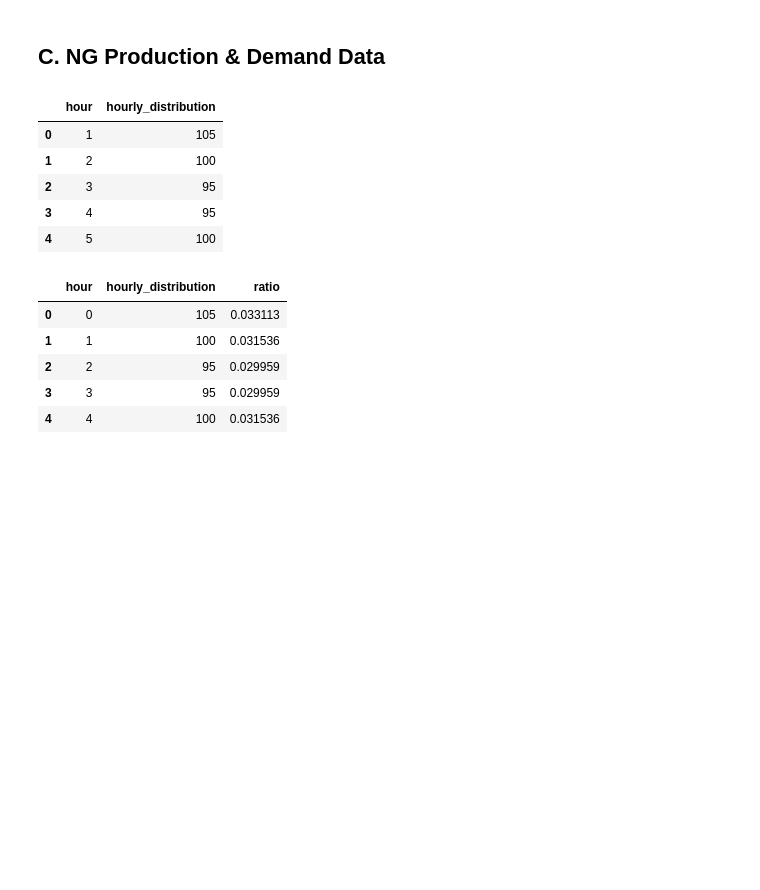
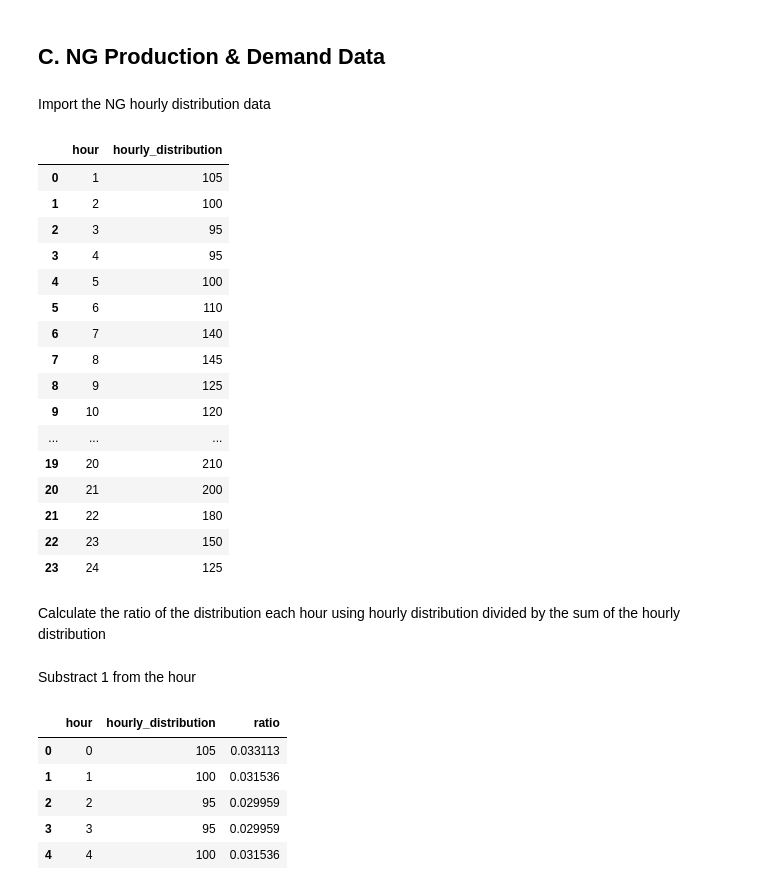
Before and after one commit to lewisjko/FYDP, a Jupyter notebook: FYDP.ipynb, the cells around one changed output. Cells and saved outputs as stored; diff of their text form; code cells hidden in the pictures; blank space fills up the shorter version.

```diff
--- a/FYDP.ipynb
+++ b/FYDP.ipynb
@@ -282,19 +288,36 @@ input_df.head(10)
 | 2017-01-01 09:00:00 | 2324000 | 0.00000 |
 # %% [markdown]
 ## C. NG Production & Demand Data
+# %% [markdown]
+Import the NG hourly distribution data
 # %%
 NG_hourly_distribution = pd.read_csv('NG_hourly_distribution.csv')
 # %%
-NG_hourly_distribution.head()
+NG_hourly_distribution.head(24)
 # %% [output]
 |  | hour | hourly_distribution |
 | 0 | 1 | 105 |
 | 1 | 2 | 100 |
 | 2 | 3 | 95 |
 | 3 | 4 | 95 |
 | 4 | 5 | 100 |
+| 5 | 6 | 110 |
+| 6 | 7 | 140 |
+| 7 | 8 | 145 |
+| 8 | 9 | 125 |
+| 9 | 10 | 120 |
+| ... | ... | ... |
+| 19 | 20 | 210 |
+| 20 | 21 | 200 |
+| 21 | 22 | 180 |
+| 22 | 23 | 150 |
+| 23 | 24 | 125 |
+# %% [markdown]
+Calculate the ratio of the distribution each hour using hourly distribution divided by the sum of the hourly distribution
 # %%
 NG_hourly_distribution['ratio'] = NG_hourly_distribution['hourly_distribution']/sum(NG_hourly_distribution['hourly_distribution'])
+# %% [markdown]
+Substract 1 from the hour
 # %%
 NG_hourly_distribution['hour'] = NG_hourly_distribution['hour']-1
 # %%
```
Also changed, not shown: parts of 85 cells of this notebook, 1 other file.
